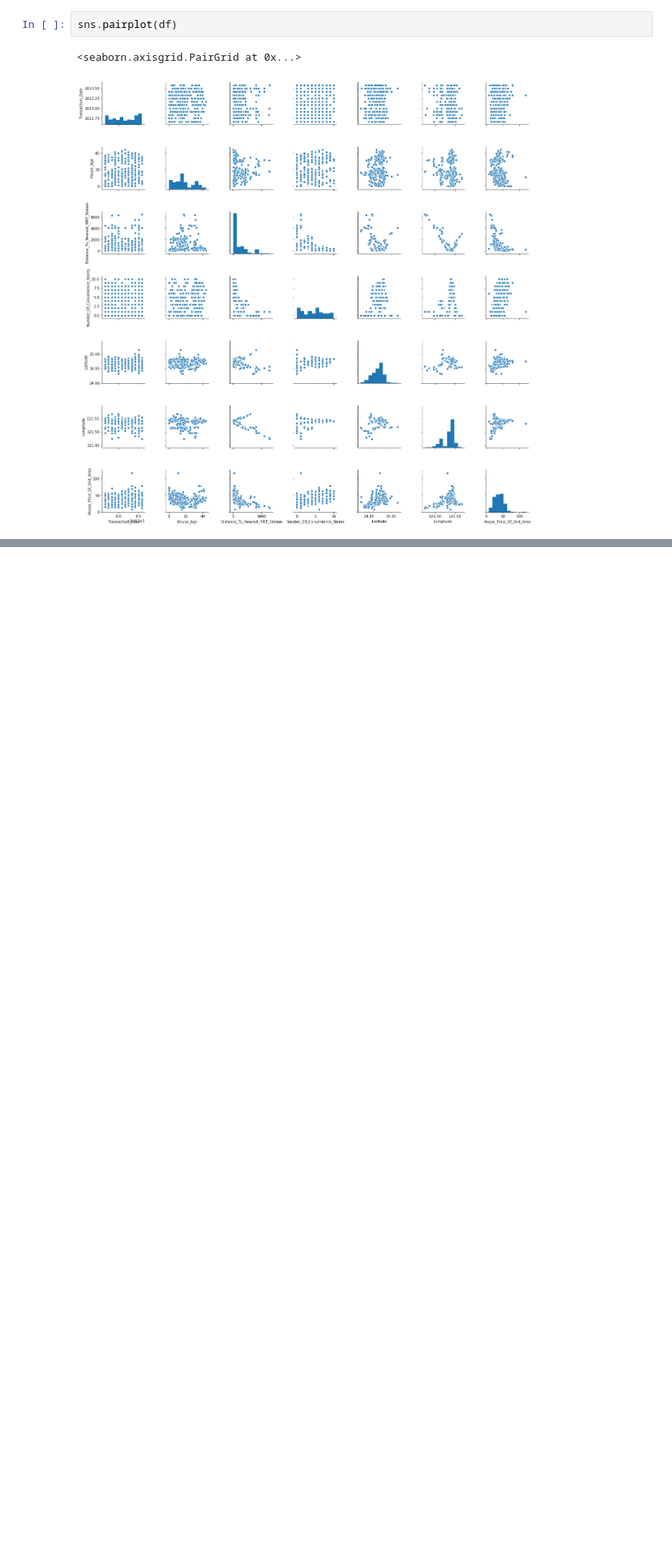
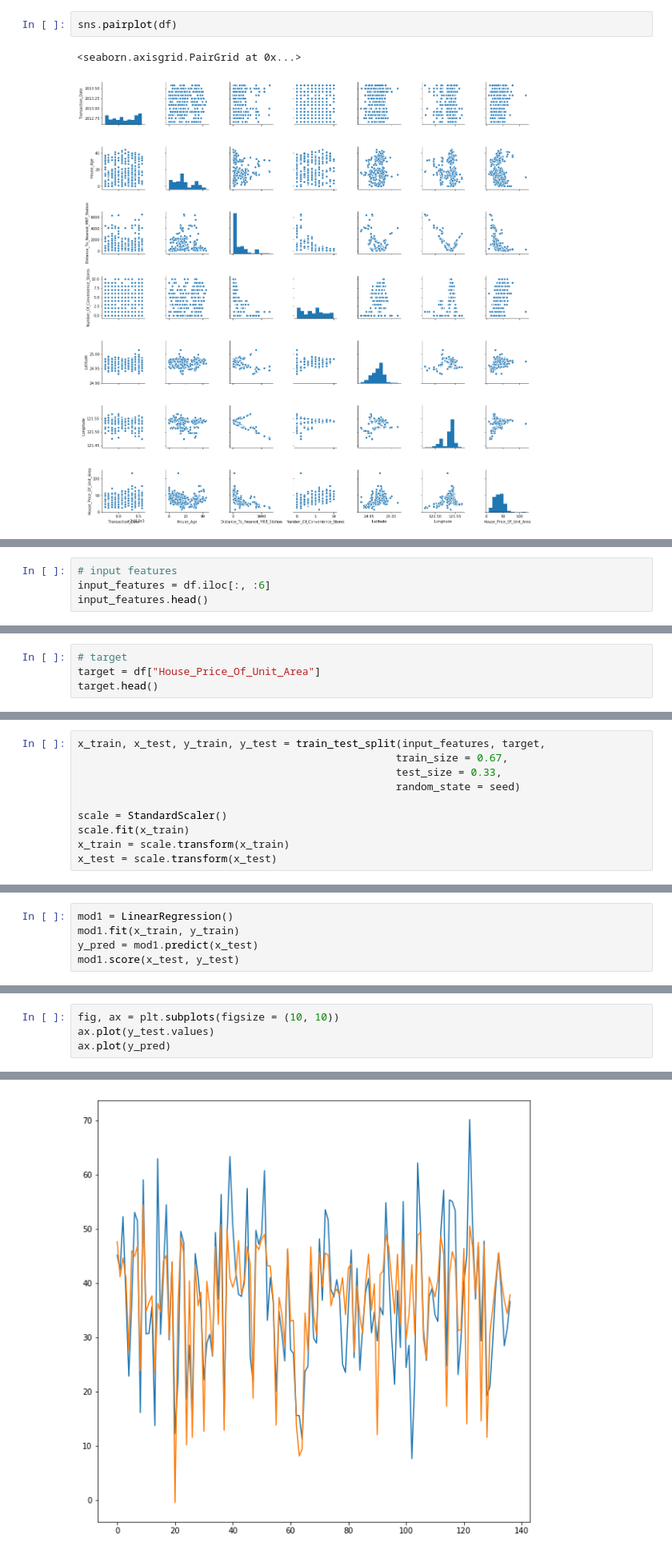
Before and after one commit to swtluk/DataSci_Final, a Jupyter notebook: RealEstateValuationDataSet.ipynb, the cells around one changed output, grey strips where cells are left out. Shown: that part at 80% size. Drawn from its saved outputs; the diff is of its cells as text; blank space fills up the shorter version.

```diff
--- a/RealEstateValuationDataSet.ipynb
+++ b/RealEstateValuationDataSet.ipynb
@@ -99,0 +117,4 @@ sns.pairplot(df)
+# %%
+# input features
+input_features = df.iloc[:, :6]
+input_features.head()
@@ -99,0 +128,4 @@ sns.pairplot(df)
+# %%
+# target
+target = df["House_Price_Of_Unit_Area"]
+target.head()
@@ -99,0 +145,10 @@ sns.pairplot(df)
+# %%
+x_train, x_test, y_train, y_test = train_test_split(input_features, target,
+                                                   train_size = 0.67,
+                                                   test_size = 0.33,
+                                                   random_state = seed)
+
+scale = StandardScaler()
+scale.fit(x_train)
+x_train = scale.transform(x_train)
+x_test = scale.transform(x_test)
@@ -99,0 +157,5 @@ sns.pairplot(df)
+# %%
+mod1 = LinearRegression()
+mod1.fit(x_train, y_train)
+y_pred = mod1.predict(x_test)
+mod1.score(x_test, y_test)
@@ -99,0 +164,5 @@ sns.pairplot(df)
+# %%
+fig, ax = plt.subplots(figsize = (10, 10))
+ax.plot(y_test.values)
+ax.plot(y_pred)
+# %% [output]
@@ -99,0 +170 @@ sns.pairplot(df)
+[figure, added]
```
Also changed, not shown: parts of 13 cells of this notebook.
